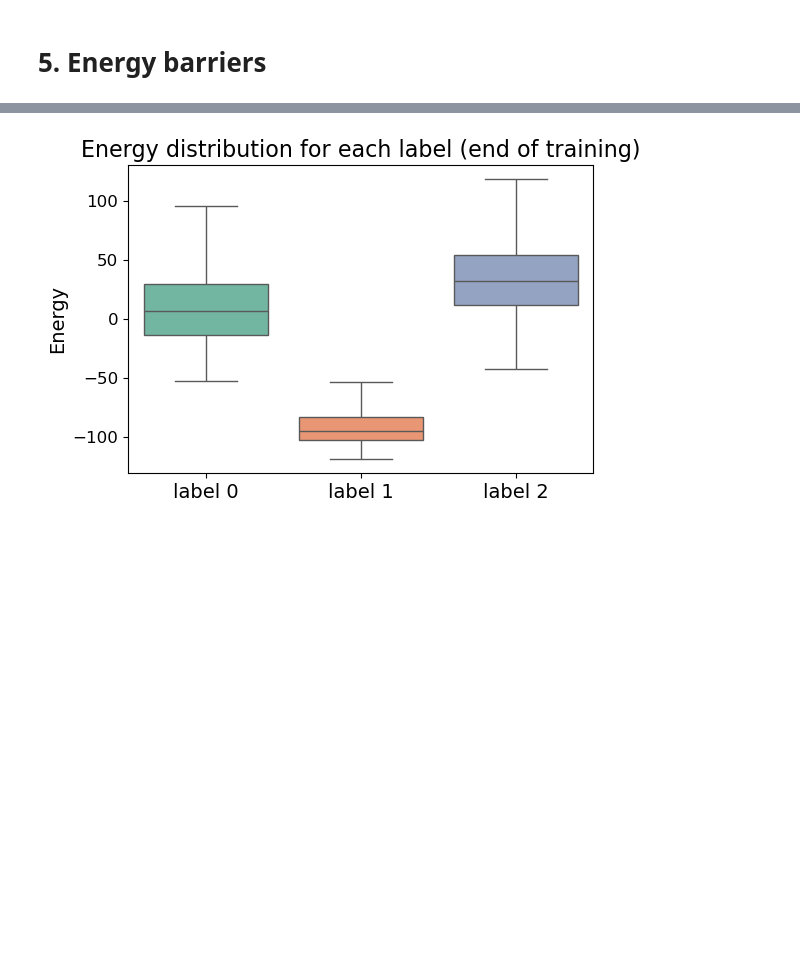
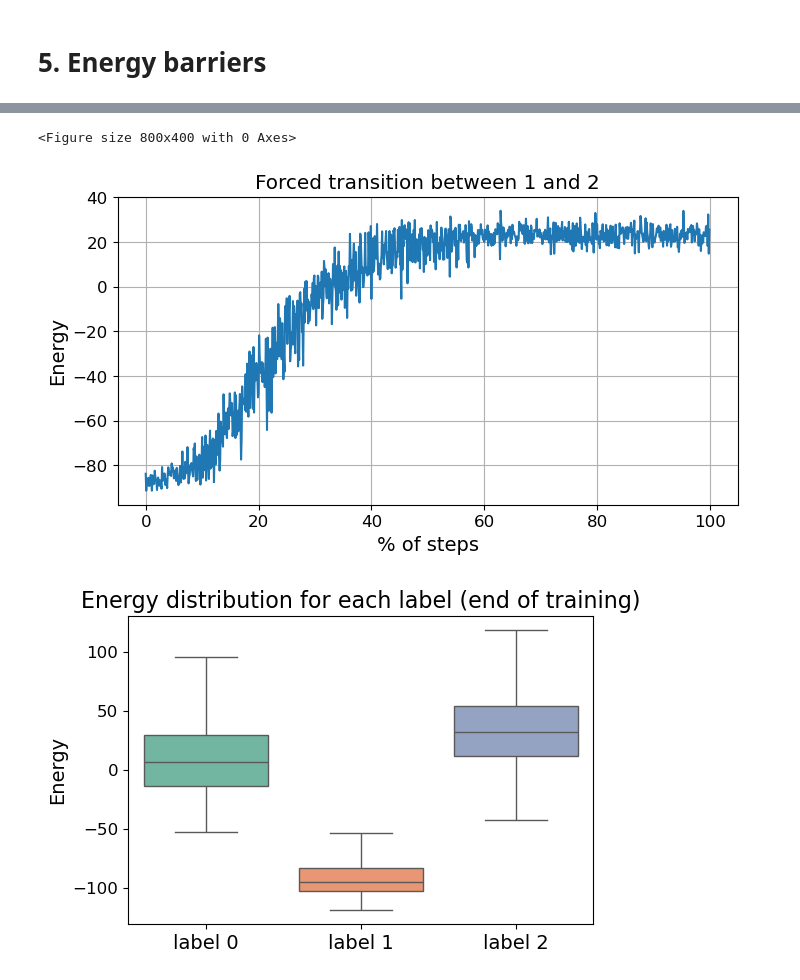
Before and after one commit to FrancescoLR02/LCP-Mod-B-Exercises, a Jupyter notebook: ex2_RBM/PerPunto5.ipynb, the cells around one changed output, grey strips where cells are left out. Cells and saved outputs as stored; diff of their text form; code cells hidden in the pictures; blank space fills up the shorter version.

```diff
--- a/ex2_RBM/PerPunto5.ipynb
+++ b/ex2_RBM/PerPunto5.ipynb
@@ -1596,4 +1609,9 @@ aE = np.load('BestModel/a_RBM_Ndig3_L5_Nt4_OptRMSprop_lrate0.1200-0.0500_Ep150_M
 bE = np.load('BestModel/b_RBM_Ndig3_L5_Nt4_OptRMSprop_lrate0.1200-0.0500_Ep150_Mini15_reg0.0250_MetBERN__0__0330_2008.npy')
 wE = np.load('BestModel/w_RBM_Ndig3_L5_Nt4_OptRMSprop_lrate0.1200-0.0500_Ep150_Mini15_reg0.0250_MetBERN__0__0330_2008.npy')
 
-EnergyBarrier(aE, bE, wE)
+#for i in range(4):
+#    EnergyBarrier(aE, bE, wE, ciclo = i)
+
+provaParall = Parallel(n_jobs=-1)(delayed(EnergyBarrier)(aE, bE, wE, ciclo = int(i)) for i in np.arange(10))
+
+#EnergyBarrier(aE, bE, wE, ciclo = 1)
@@ -1605,3 +1624,17 @@ EnergyBarrier(aE, bE, wE)
+# %%
+media_energie = np.mean(provaParall,axis=0)
+std_energie = np.std(provaParall,axis=0)
+# %%
+plt.figure(figsize=(8, 4))
+plt.plot(np.arange(len(media_energie))/10, media_energie) #marker='o'
+plt.title(f"Forced transition between 1 and 2")
+plt.ylabel("Energy",fontsize=14)
+plt.xlabel(f"% of steps",fontsize=14)
+plt.grid()
+plt.show()
+# %% [output]
+<Figure size 800x400 with 0 Axes>
+[figure, added]
 # %%
 #Given a specific RBM
 def TipycalEnergyOfLabel(aE, bE, wE, labelSelected):
```
Also changed, not shown: parts of 6 cells of this notebook.
